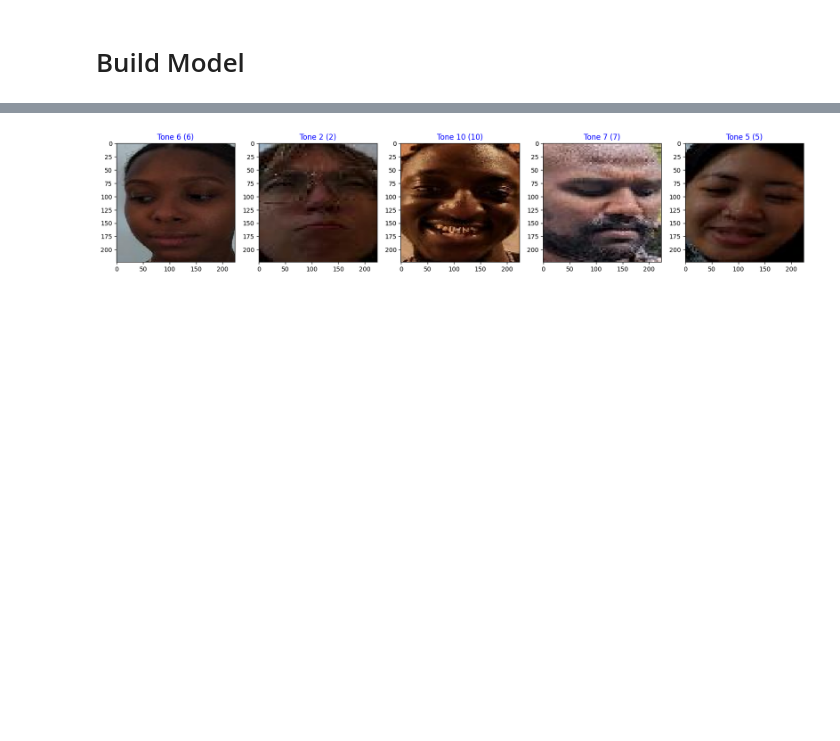
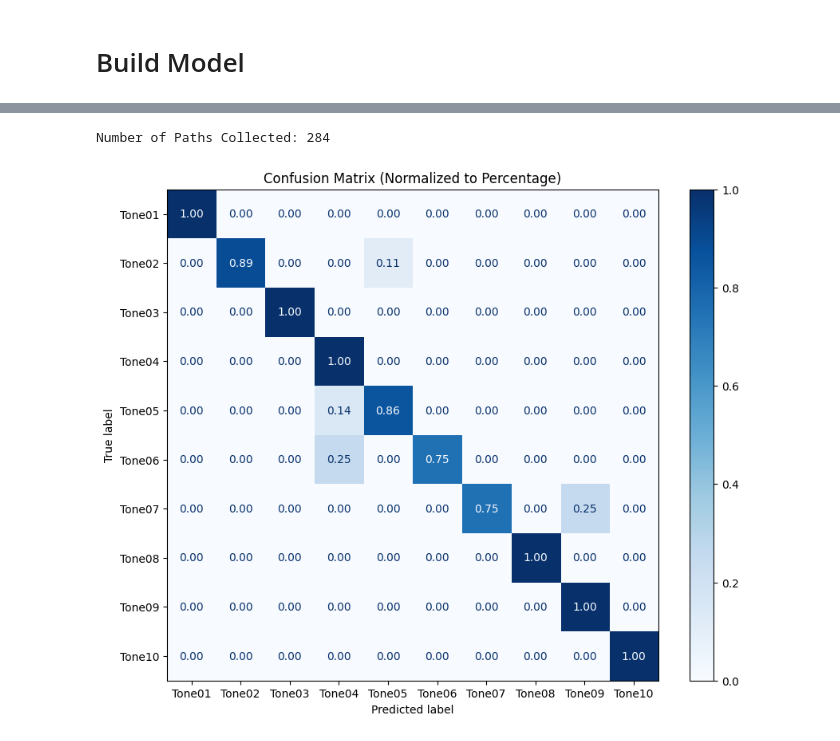
Before and after one commit to Andiko-K/SkinColorDetection, a Jupyter notebook: transfer-learning/cnn_skintone.ipynb, the cells around one changed output, grey strips where cells are left out. Saved outputs shown, nothing was run; the diff lists cells and outputs as text; code cells hidden in the pictures; blank space fills up the shorter version.

Commit message:
Add Confusion Matrix

```diff
--- a/transfer-learning/cnn_skintone.ipynb
+++ b/transfer-learning/cnn_skintone.ipynb
@@ -206,7 +207,7 @@ ReduceLR = tf.keras.callbacks.ReduceLROnPlateau(monitor = 'val_loss', mode = 'mi
 
 Checkpoint = tf.keras.callbacks.ModelCheckpoint( filepath = './model/mobilev3scrop.h5', monitor='val_loss',
                                                 save_best_only=True, mode='min', verbose = 1)
-model.fit(train_generator,
+history = model.fit(train_generator,
           epochs = 150,
           validation_data =val_generator,
           callbacks = [ReduceLR, EarlyStop,  Checkpoint])
@@ -233,0 +234,15 @@ Epoch 71: val_loss did not improve from 0.37913
+# %%
+fig, ax = plt.subplots(2,1, figsize = (8,5))
+
+ax[0].plot(history.history['val_accuracy'], label = 'Validation Accuracy')
+ax[0].plot(history.history['accuracy'], label = 'Accuracy')
+ax[0].legend()
+ax[0].set_title('Grafik Akurasi dan Loss')
+
+ax[1].plot(history.history['val_loss'], label = 'Validation Loss')
+ax[1].plot(history.history['loss'], label = 'Loss')
+ax[1].set_xlabel('Epoch')
+ax[1].legend()
+
+plt.savefig('EpochGraph.jpg')
+plt.show()
@@ -271,0 +308,23 @@ def viz_utils(path_list):
+# %%
+def get_sample(path, num=5, pick=1):
+    path_list = []
+    dir_list = os.listdir(path)
+
+    for dir_ in dir_list:
+        index = int(dir_[-2:])  # Assuming the index is derived from the last two characters of the directory name
+        dir_path = os.path.join(path, dir_)
+        file_list = os.listdir(dir_path)
+
+        # Sample the specified number of files from the directory
+        files = random.sample(file_list, min(len(file_list), pick))
+        file_paths = [(os.path.join(dir_path, file), index) for file in files if not os.path.isdir(file)]
+        path_list.extend(file_paths)
+
+    print(f'Number of Paths Collected: {len(path_list)}')
+
+    # Ensure the number of samples returned does not exceed the collected paths
+    if len(path_list) < num:
+        print(f"Warning: Requested number of samples ({num}) exceeds the available samples ({len(path_list)}). Returning all available samples.")
+        return path_list
+    else:
+        return random.sample(path_list, num)
@@ -272,6 +338,7 @@ def viz_utils(path_list):
 # %%
 path = './dataset/mst_cropped/validation/'
-path_list = get_sample(path)
-viz_utils(path_list)
+path_list = get_sample(path, num = 50, pick = 50)
+matrix_utils(path_list)
 # %% [output]
+Number of Paths Collected: 284
-[figure, old version]
+[figure, new version]
```
Also changed, not shown: parts of 6 cells of this notebook.
